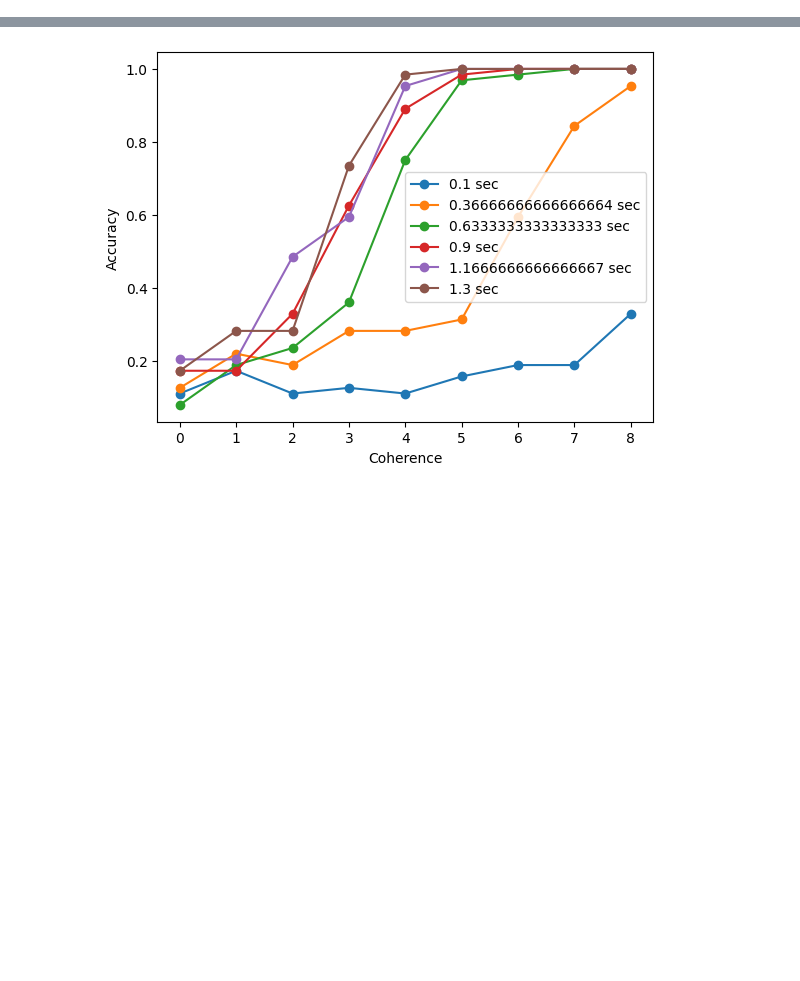
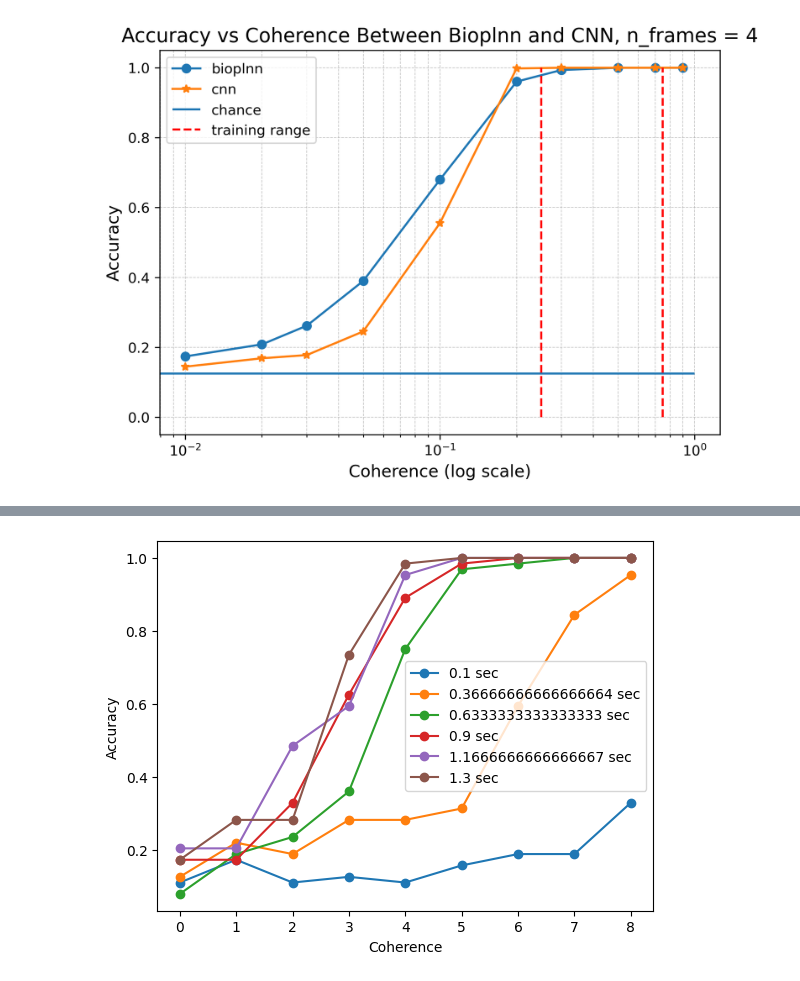
Before and after one commit to FieteLab/torch-biopl-dev, a Jupyter notebook: scripts/dots_controlled_inputs.ipynb, the cells around one changed output, grey strips where cells are left out. Cells and saved outputs as stored; diff of their text form; code cells hidden in the pictures; blank space fills up the shorter version.

```diff
--- a/scripts/dots_controlled_inputs.ipynb
+++ b/scripts/dots_controlled_inputs.ipynb
@@ -187,0 +223,17 @@ Text(0, 0.5, 'Accuracy')
+# %%
+#plot just n_frames = 40
+plt.plot(coherences, np.array(all_accuracies[10:]), marker="o", label="bioplnn")
+plt.plot(coherences, np.array(all_cnn_accuracies)[:, 4], marker="*", label="cnn")
+plt.legend()
+plt.hlines(1/8, 0, 1, label="chance")
+plt.vlines([0.25, 0.75], ymin=0, ymax=1, colors='red', linestyles='dashed', label="training range")
+plt.xscale("log")
+plt.xlabel("Coherence (log scale)", fontsize=12)
+plt.ylabel("Accuracy", fontsize=12)
+plt.title("Accuracy vs Coherence Between Bioplnn and CNN, n_frames = 4", fontsize=14)
+plt.legend(fontsize=10)
+plt.grid(True, which="both", linestyle="--", linewidth=0.5, alpha=0.7)
+plt.tight_layout()
+plt.show()
+# %% [output]
+[figure, added]
```
Also changed, not shown: parts of 10 cells of this notebook, 12 other files.
